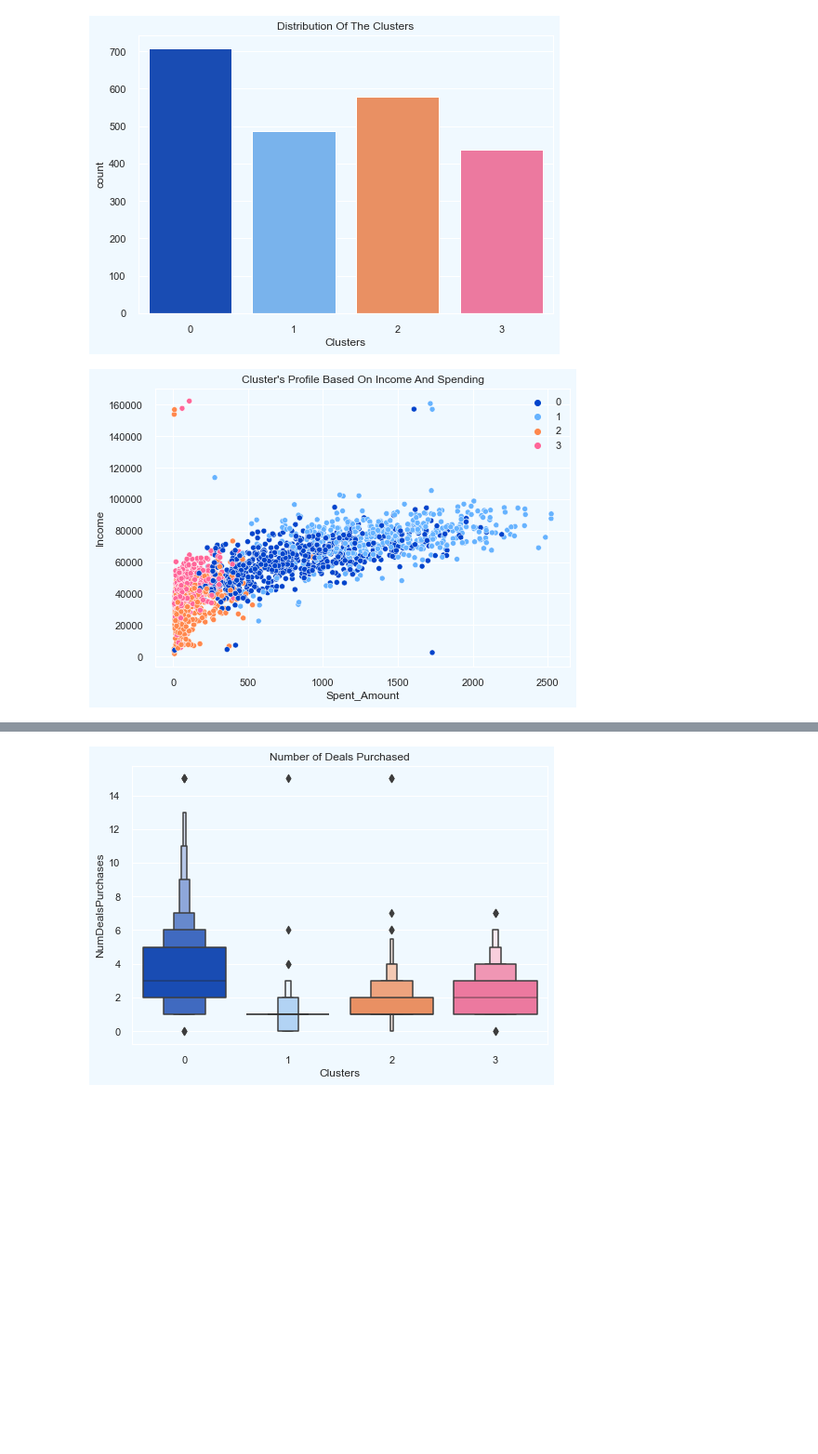
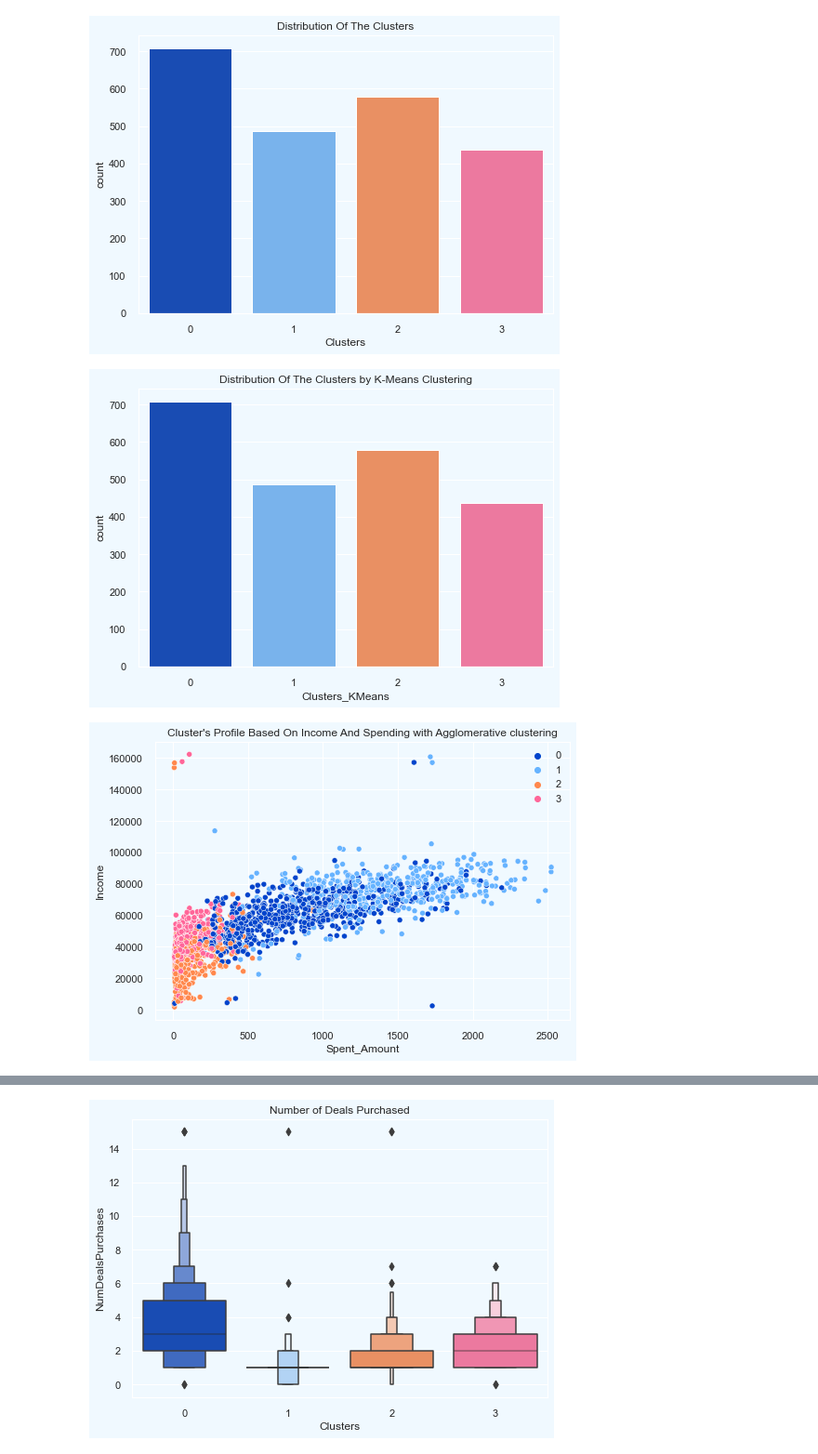
Before and after one commit to pachchigarsnehi/customer_analysis, a Jupyter notebook: customer_personality_analysis.ipynb, the cells around one changed output, grey strips where cells are left out. Shown at 93% size. Cells and saved outputs as stored; diff of their text form; code cells hidden in the pictures; blank space fills up the shorter version.

```diff
--- a/customer_personality_analysis.ipynb
+++ b/customer_personality_analysis.ipynb
@@ -545,10 +589,18 @@ plt.show()
 # cluster looks fairly distributed
 # %% [output]
 [figure]
+# %%
+palette = ["#0044cc", "#66b3ff", "#ff884d", "#ff6699"]
+plot_clusters = sns.countplot(x=customer["Clusters_KMeans"], palette= palette)
+plot_clusters.set_title("Distribution Of The Clusters by K-Means Clustering")
+plt.show()
+# cluster looks fairly distributed
+# %% [output]
+[figure, added]
 # %%
 plot_clusters_income = sns.scatterplot(data = customer,x=customer["Spent_Amount"], y=customer["Income"],hue=customer["Clusters"], palette= palette)
-plot_clusters_income.set_title("Cluster's Profile Based On Income And Spending")
+plot_clusters_income.set_title("Cluster's Profile Based On Income And Spending with Agglomerative clustering")
 plot_clusters_income.legend()
 plt.show()
 # %% [output]
-[figure, old version]
+[figure, new version]
```
Also changed, not shown: parts of 12 cells of this notebook, 1 other file.
